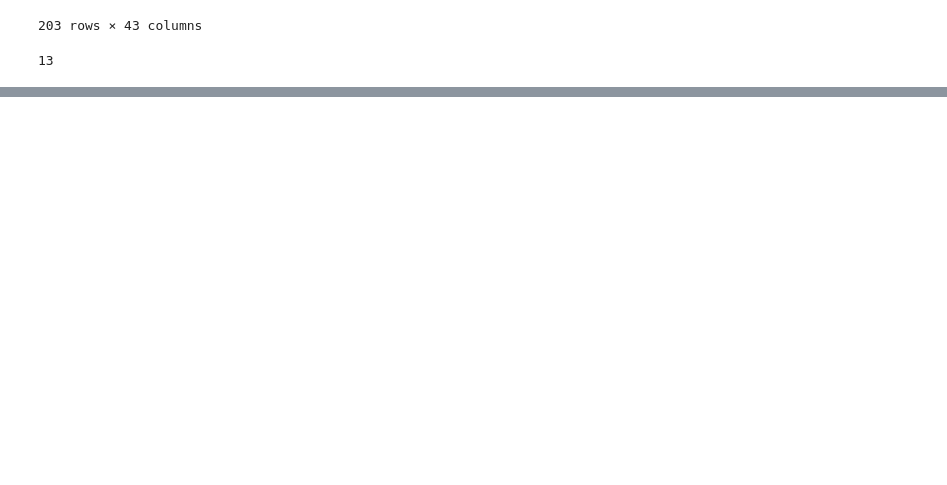
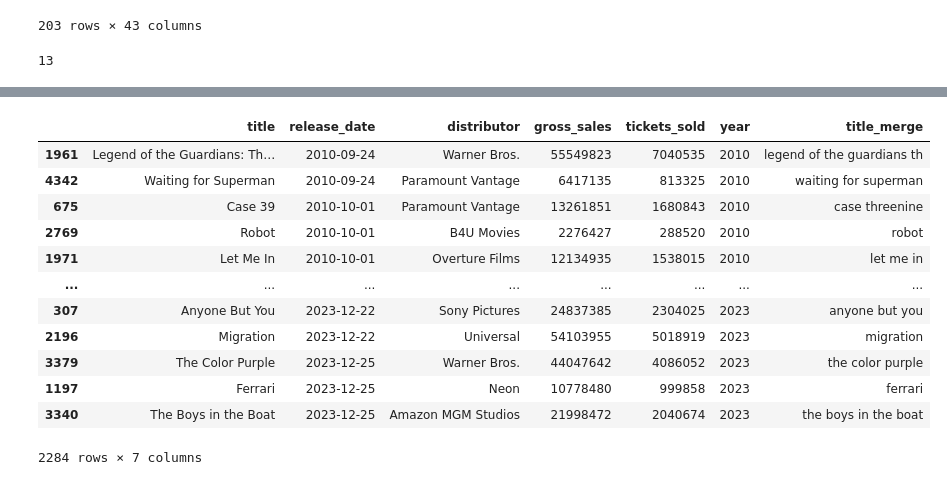
Before and after one commit to tk87-hono/data_analytics_24_4-Capstone_Movie_Group, a Jupyter notebook: clean_merging_book.ipynb, the cells around one changed output, grey strips where cells are left out. Cells and saved outputs as stored; diff of their text form; code cells hidden in the pictures; blank space fills up the shorter version.

```diff
--- a/clean_merging_book.ipynb
+++ b/clean_merging_book.ipynb
@@ -301,0 +319,17 @@ na_check = ultimate_merge_func(na_df, imdb_aka_df, number_of_columns=7, short=Tr
+# %%
+na_lower_df = na_df.sort_values(by="release_date").iloc[2250:].copy()
+na_lower_df
+# %% [output]
+|  | title | release_date | distributor | gross_sales | tickets_sold | year | title_merge |
+| 1961 | Legend of the Guardians: Th… | 2010-09-24 | Warner Bros. | 55549823 | 7040535 | 2010 | legend of the guardians th |
+| 4342 | Waiting for Superman | 2010-09-24 | Paramount Vantage | 6417135 | 813325 | 2010 | waiting for superman |
+| 675 | Case 39 | 2010-10-01 | Paramount Vantage | 13261851 | 1680843 | 2010 | case threenine |
+| 2769 | Robot | 2010-10-01 | B4U Movies | 2276427 | 288520 | 2010 | robot |
+| 1971 | Let Me In | 2010-10-01 | Overture Films | 12134935 | 1538015 | 2010 | let me in |
+| ... | ... | ... | ... | ... | ... | ... | ... |
+| 307 | Anyone But You | 2023-12-22 | Sony Pictures | 24837385 | 2304025 | 2023 | anyone but you |
+| 2196 | Migration | 2023-12-22 | Universal | 54103955 | 5018919 | 2023 | migration |
+| 3379 | The Color Purple | 2023-12-25 | Warner Bros. | 44047642 | 4086052 | 2023 | the color purple |
+| 1197 | Ferrari | 2023-12-25 | Neon | 10778480 | 999858 | 2023 | ferrari |
+| 3340 | The Boys in the Boat | 2023-12-25 | Amazon MGM Studios | 21998472 | 2040674 | 2023 | the boys in the boat |
+2284 rows × 7 columns
```
Also changed, not shown: parts of 18 cells of this notebook, 1 other file.
